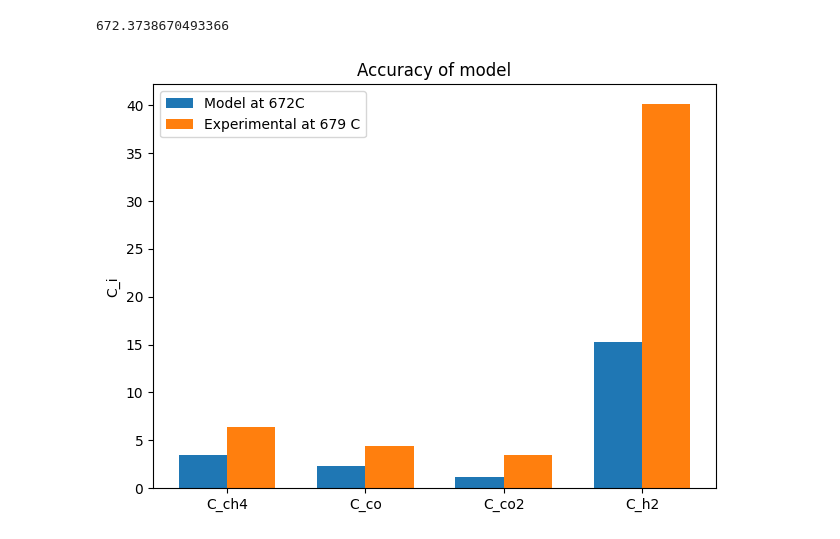
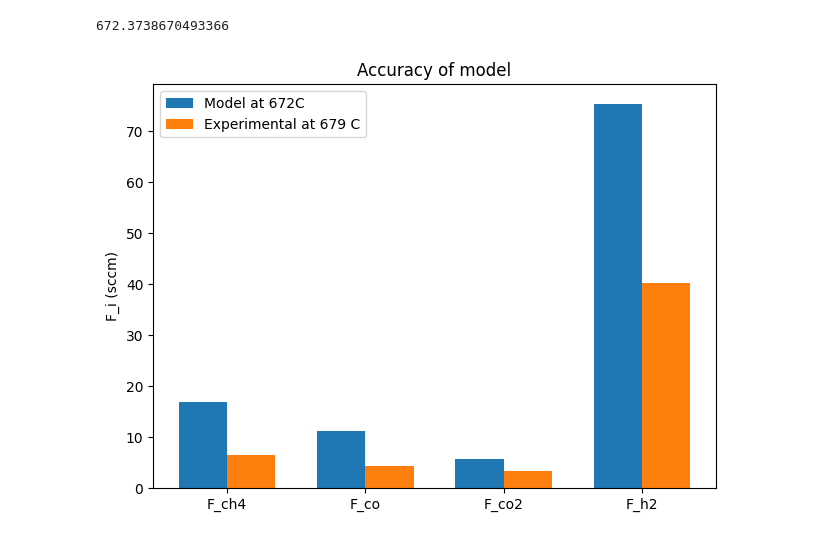
Before and after one commit to alexander-gbu/PMRModel, a Jupyter notebook: Scipy1DSSMatchingMolarBottomTempCont.ipynb, the cells around one changed output. Drawn from its saved outputs; the diff is of its cells as text; code cells hidden in the pictures.

```diff
--- a/Scipy1DSSMatchingMolarBottomTempCont.ipynb
+++ b/Scipy1DSSMatchingMolarBottomTempCont.ipynb
@@ -322,30 +322,30 @@ print(Tmid)
 # %%
 # Define categories
 Cexp = [6.427634432, 4.370178284, 3.444686712, 40.18316061] #this is in flowrate sccm
 
-categories = ['C_ch4', 'C_co', 'C_co2', 'C_h2']
+categories = ['F_ch4', 'F_co', 'F_co2', 'F_h2']
 x = np.arange(len(categories))  # the label locations
 width = 0.35  # the width of the bars
 
 #molar flowrates
-CH4 = soln.y[0,-1]
-CO = soln.y[2,-1]/u[-1]
-CO2 = soln.y[3,-1]/u[-1]
-H2 = soln.y[4,-1]/u[-1]
+CH4 = soln.y[0,-1] * (int(Tmid)+273)/273 * 1/P / (7.4358 * 10**-7)
+CO = soln.y[2,-1] * (int(Tmid)+273)/273 * 1/P / (7.4358 * 10**-7)
+CO2 = soln.y[3,-1] * (int(Tmid)+273)/273 * 1/P / (7.4358 * 10**-7)
+H2 = soln.y[4,-1] * (int(Tmid)+273)/273 * 1/P / (7.4358 * 10**-7)
 
 # Plot
 fig, ax = plt.subplots()
 bars1 = ax.bar(x - width/2, [CH4, CO, CO2, H2], width, label=f'Model at {int(Tmid)}C')
 bars2 = ax.bar(x + width/2, Cexp, width, label='Experimental at 679 C')
 
 # Labels and legend
-ax.set_ylabel('C_i')
+ax.set_ylabel('F_i (sccm)')
 ax.set_title(f'Accuracy of model')
 ax.set_xticks(x)
 ax.set_xticklabels(categories)
 ax.legend()
 
 plt.tight_layout()
 plt.show()
 # %% [output]
-[figure, old version]
+[figure, new version]
```
Also changed, not shown: 1 other file.
